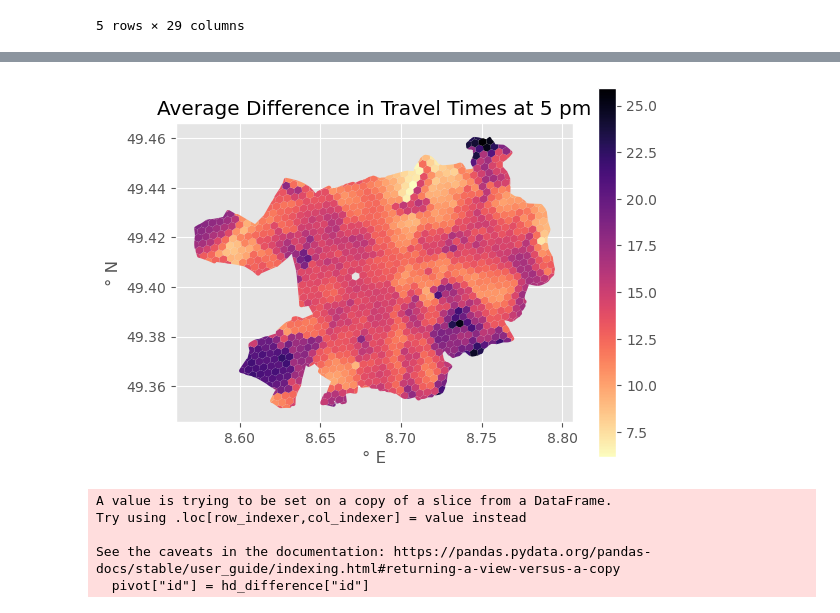
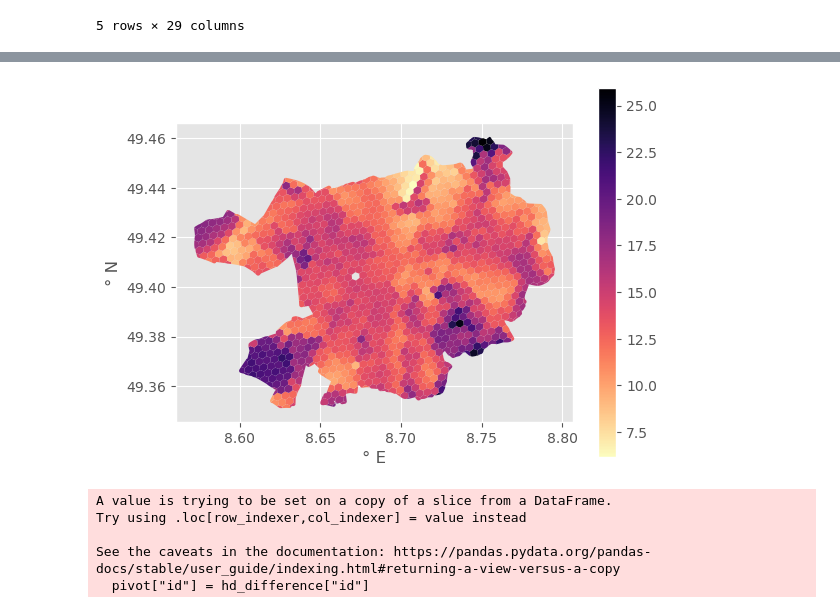
Before and after one commit to Chwiggy/thesis_analysis, a Jupyter notebook: differences.ipynb, the cells around one changed output, grey strips where cells are left out. Saved outputs shown, nothing was run; the diff lists cells and outputs as text; code cells hidden in the pictures.

```diff
--- a/differences.ipynb
+++ b/differences.ipynb
@@ -19,14 +19,13 @@ hd_difference.explore(column='difference_self17', cmap='magma_r')
 # %%
 import matplotlib
 import matplotlib.pyplot as plt
 matplotlib.style.use("ggplot")
 ax = hd_difference.plot(column = 'difference_self17', cmap = 'magma_r', legend=True)
-plt.title(label='Average Difference in Travel Times at 5 pm')
 plt.xlabel(xlabel = '° E')
 plt.ylabel(ylabel='° N')
-plt.savefig("figures/Heidelberg_Difference_Map17.svg")
+plt.savefig("figures/Difference_Map17.svg", bbox_inches = "tight")
 # %% [output]
-[figure, old version]
+[figure, new version]
 # %%
 
 pivot = hd_difference.loc[:, hd_difference.columns.str.startswith("difference")]
```
Also changed, not shown: parts of 1 cell of this notebook, 13 other files.
